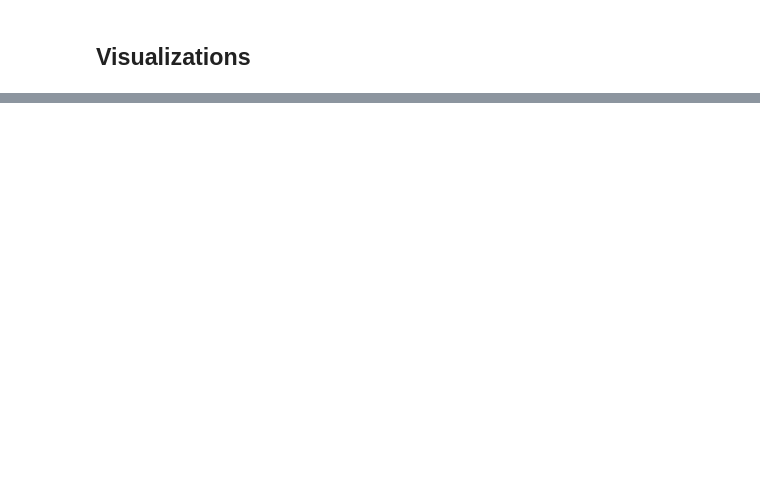
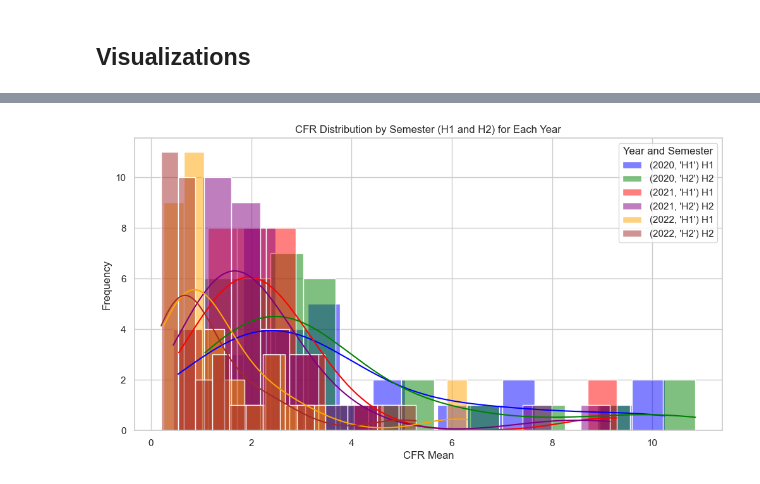
Before and after one commit to ECO225-W2025/eco225-project-code-RuofanChen3426, a Jupyter notebook: project_one.ipynb, the cells around one changed output, grey strips where cells are left out. Cells and saved outputs as stored; diff of their text form; code cells hidden in the pictures; blank space fills up the shorter version.

```diff
--- a/project_one.ipynb
+++ b/project_one.ipynb
@@ -446,20 +503,0 @@ plt.legend(
-# %%
-#Stringent Index Distribution for each year
-merged_data["date"] = pd.to_datetime(merged_data["date"], errors='coerce')
-filtered_data = merged_data[merged_data["date"].dt.strftime('%m-%d') == "06-01"]
-
-plt.figure(figsize=(12, 6))
-sns.set(style="whitegrid")
-
-years = [2020, 2021, 2022]
-colors = ['blue', 'green', 'red']
-
-for year, color in zip(years, colors):
-    yearly_data = filtered_data[filtered_data["date"].dt.year == year]["Stringent Index"]
-    sns.histplot(yearly_data, kde=True, bins=20, color=color, label=str(year), alpha=0.5)
-
-plt.title("Stringent Index Distribution for Each Year (2020, 2021, 2022)")
-plt.xlabel("Stringent Index")
-plt.ylabel("Frequency")
-
-plt.legend(title="Year")
@@ -522,0 +559,40 @@ plt.show()
+# %%
+
+# 确保 "date" 列是 datetime 类型
+merged_data["date"] = pd.to_datetime(merged_data["date"], errors='coerce')
+
+# 提取年份和月份
+merged_data['year'] = merged_data['date'].dt.year
+merged_data['month'] = merged_data['date'].dt.month
+
+# 创建一个新的列，标记每半年
+merged_data['semester'] = merged_data['month'].apply(lambda x: 'H1' if x <= 6 else 'H2')
+
+# 计算每个国家每半年 (H1 和 H2) 的 CRF 均值
+semester_means = merged_data.groupby(['year', 'semester', 'Country Name'])['CFR'].mean().reset_index()
+
+# 绘制图表
+plt.figure(figsize=(12, 6))
+sns.set(style="whitegrid")
+
+# 定义颜色
+colors = ['blue', 'green', 'red', 'purple', 'orange', 'brown']
+
+# 为每个半年绘制均值分布
+for i, (year, semester) in enumerate(semester_means.groupby(['year', 'semester'])):
+    semester_data = semester['CFR']
+    label = f"{year} {semester.iloc[0]['semester']}"  # 每年每半年标记
+    sns.histplot(semester_data, kde=True, bins=15, color=colors[i % len(colors)], label=label, alpha=0.5)
+
+# 添加标题和标签
+plt.title("CFR Distribution by Semester (H1 and H2) for Each Year")
+plt.xlabel("CFR Mean")
+plt.ylabel("Frequency")
+
+# 添加图例
+plt.legend(title="Year and Semester")
+
+# 显示图表
+plt.show()
+# %% [output]
+[figure, added]
```
Also changed, not shown: parts of 25 cells of this notebook.
